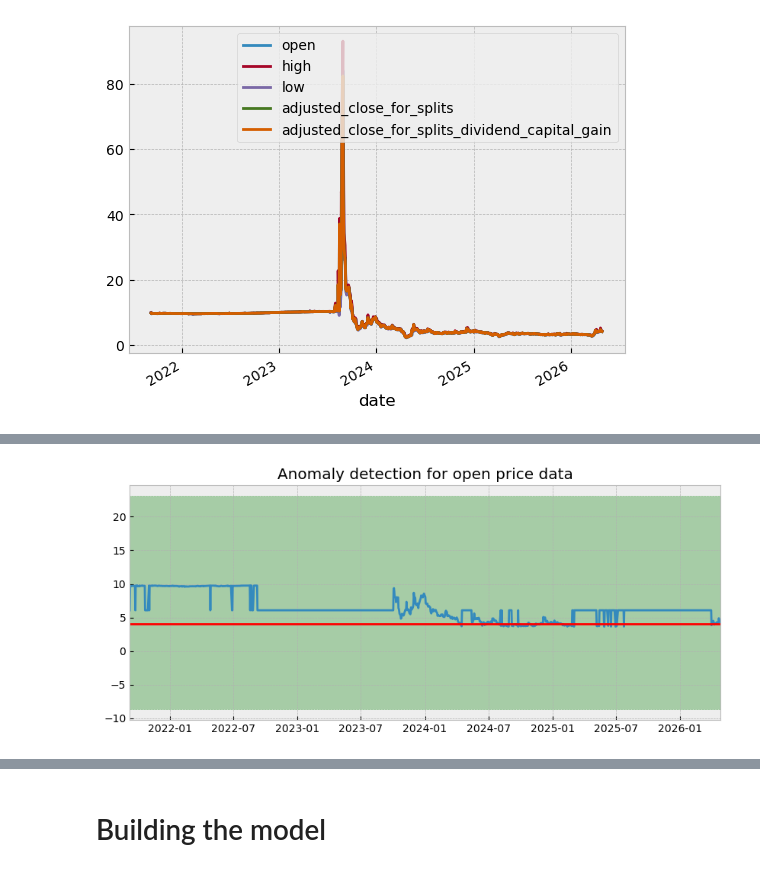
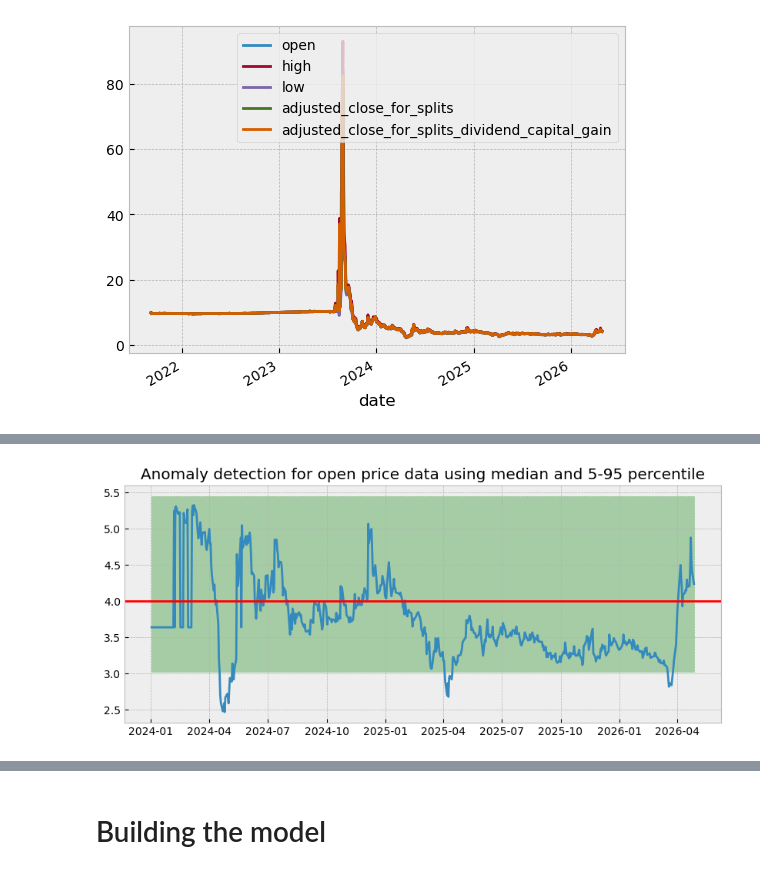
Before and after one commit to Thomas-Nguyen12/NewsApplication, a Jupyter notebook: notebooks/vinfast_time_series.ipynb, the cells around one changed output, grey strips where cells are left out. Drawn from its saved outputs; the diff is of its cells as text; code cells hidden in the pictures.

```diff
--- a/notebooks/vinfast_time_series.ipynb
+++ b/notebooks/vinfast_time_series.ipynb
@@ -167,2 +126,6 @@ df.head()
+# %%
+df = df.sort_values(['date'],ascending=True)
+
+df = df[df.date > '2024-01-01']
 # %%
 from statsmodels.tsa.seasonal import STL
@@ -318,0 +300,3 @@ Done
+# %%
+df.index = pd.to_datetime(df.date)
+df.drop(['date'],axis=1,inplace=True)
@@ -318,0 +305,4 @@ Done
+# %%
+df.columns
+
+df.drop(['open_imputed'],axis=1,inplace=True)
@@ -319,17 +573,15 @@ Done
 # %%
-# checking if datapoints fit within 3 * std of mean
-open_mu = df['open'].mean()
-open_dev = df['open'].std()
 
-lower=open_mu - 3 * open_dev
-upper = open_mu + 3 * open_dev
+
+lower=np.percentile(df.open, 5)
+upper = np.percentile(df.open, 95)
 plt.figure(figsize=(10,4))
-plt.plot(df.index, df.open_imputed)
-plt.fill_between([min(df.index), max(df.index)], lower, upper, color='g', alpha=0.3, linestyle='--')
-plt.xlim(min(df.index), max(df.index))
+plt.plot(df.date, df.open_imputed)
+plt.fill_between([min(df.date), max(df.date)], lower, upper, color='g', alpha=0.3, linestyle='--')
+
 
 plt.axhline(y=4, color='r')
-plt.title("Anomaly detection for open price data")
+plt.title("Anomaly detection for open price data using median and 5-95 percentile")
 plt.show()
 # %% [output]
-[figure, old version]
+[figure, new version]
```
Also changed, not shown: parts of 75 cells of this notebook, 1 other file.
